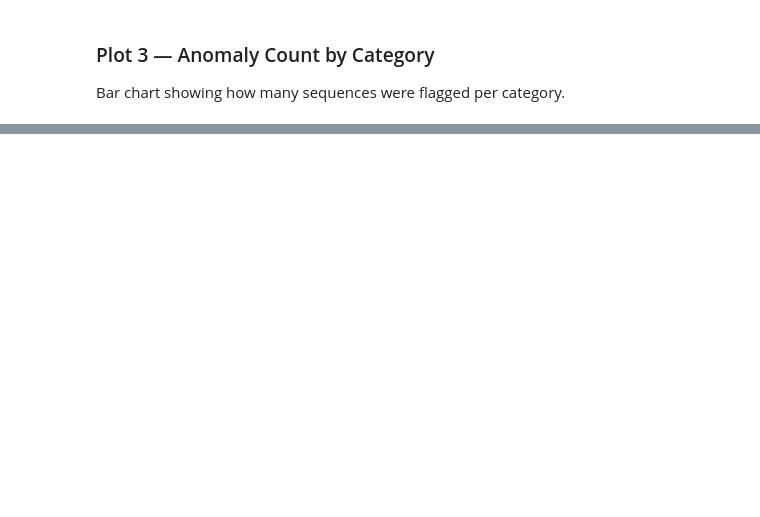
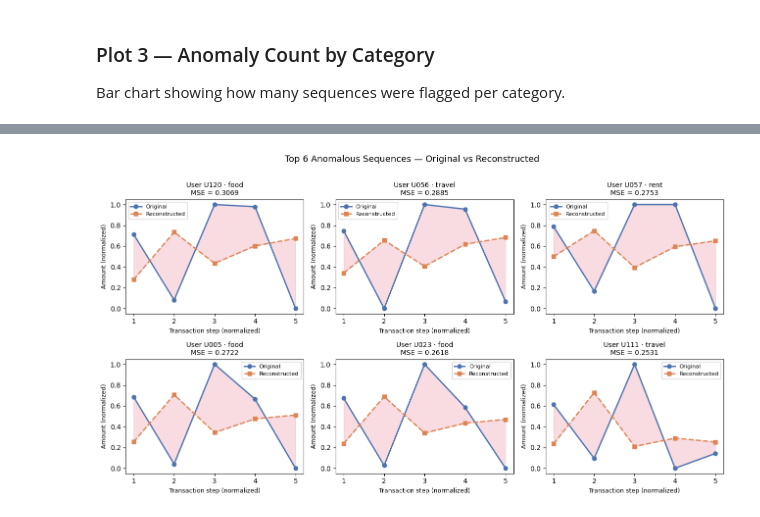
Before and after one commit to sraghbav/freelance-finance-dl, a Jupyter notebook: notebooks/data_demo.ipynb, the cells around one changed output, grey strips where cells are left out. Cells and saved outputs as stored; diff of their text form; code cells hidden in the pictures; blank space fills up the shorter version.

```diff
--- a/notebooks/data_demo.ipynb
+++ b/notebooks/data_demo.ipynb
@@ -349,0 +395,42 @@ plt.show()
+# %%
+model.eval()
+device_cpu = torch.device("cpu")
+model.to(device_cpu)
+
+# Collect top-6 anomalies by reconstruction error with their reconstructions
+top_anomaly_idx = np.argsort(all_errors)[::-1][:6]
+
+fig, axes = plt.subplots(2, 3, figsize=(13, 7))
+axes = axes.flatten()
+
+for plot_i, seq_idx in enumerate(top_anomaly_idx):
+    meta = dataset.get_sample_metadata(seq_idx)
+    x, _ = dataset[seq_idx]
+    x_input = x.unsqueeze(0).to(device_cpu)
+
+    with torch.no_grad():
+        recon = model(x_input).squeeze().cpu().numpy()
+
+    original = x.squeeze().numpy()
+    steps = range(1, SEQ_LEN + 1)
+
+    ax = axes[plot_i]
+    ax.plot(steps, original, "o-", color="#4C72B0", linewidth=2, label="Original")
+    ax.plot(steps, recon,    "s--", color="#DD8452", linewidth=2, label="Reconstructed")
+    ax.fill_between(steps, original, recon, alpha=0.15, color="crimson")
+
+    mse = all_errors[seq_idx]
+    ax.set_title(
+        f"User {meta['user_id']} · {meta['category']}\nMSE = {mse:.4f}",
+        fontsize=10,
+    )
+    ax.set_xlabel("Transaction step (normalized)", fontsize=9)
+    ax.set_ylabel("Amount (normalized)", fontsize=9)
+    ax.set_xticks(steps)
+    ax.legend(fontsize=8)
+
+plt.suptitle("Top 6 Anomalous Sequences — Original vs Reconstructed", fontsize=13, y=1.01)
+plt.tight_layout()
+plt.show()
+# %% [output]
+[figure, added]
```
Also changed, not shown: parts of 12 cells of this notebook, 1 other file.
